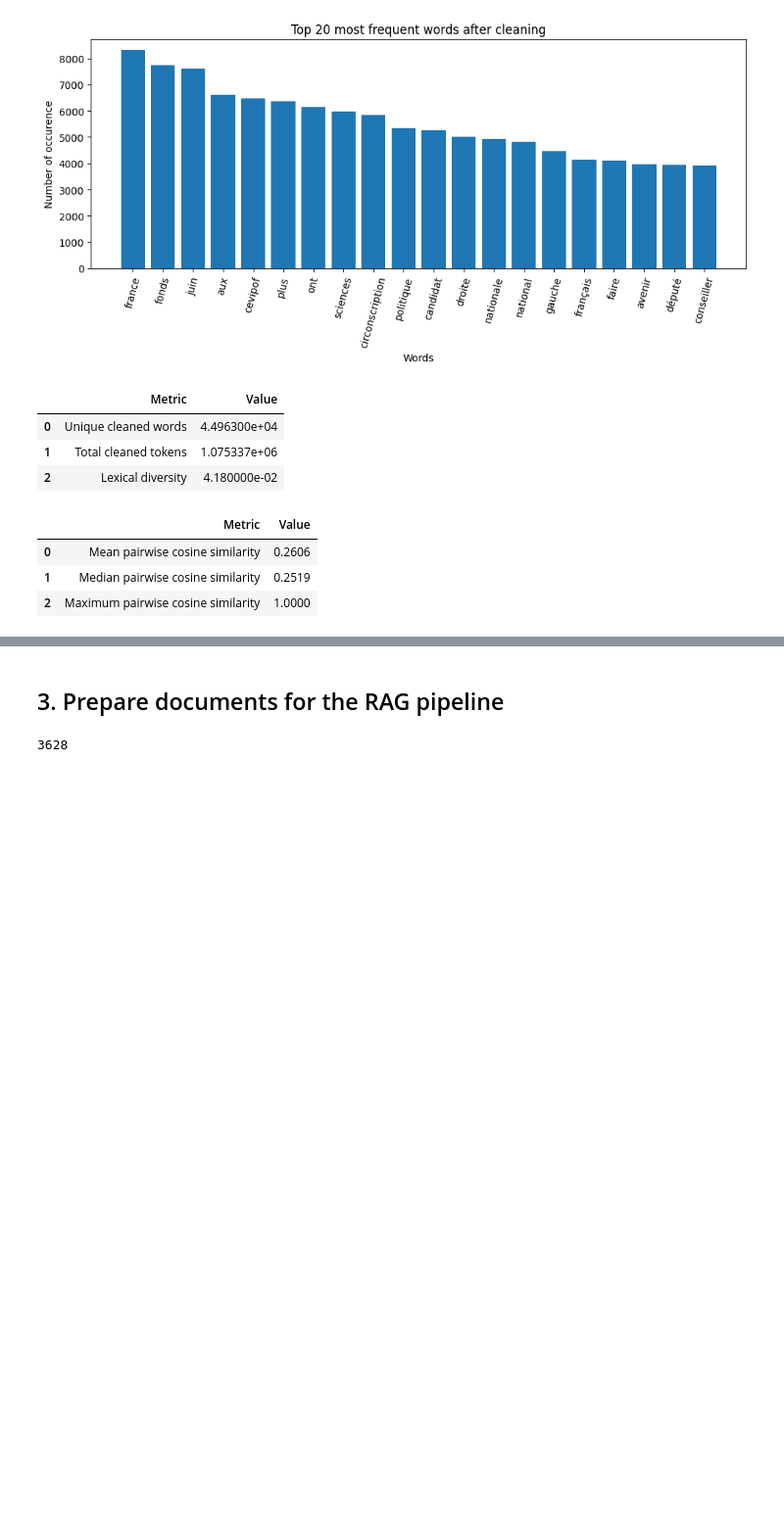
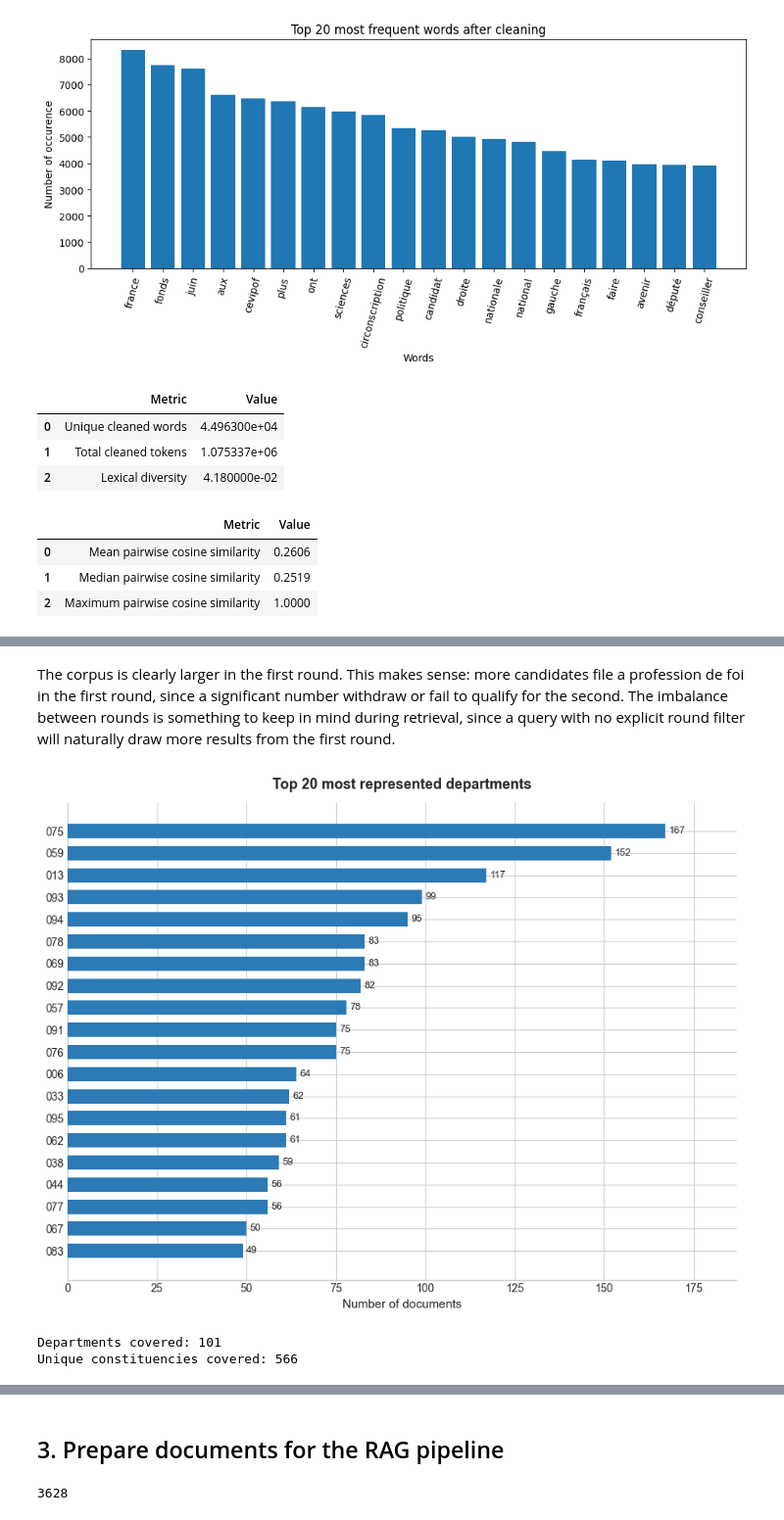
Before and after one commit to ABE-svg/RAG-Project-on-the-Archelec-corpus, a Jupyter notebook: RAG_updated_with_data_analysis_1.ipynb, the cells around one changed output, grey strips where cells are left out. Shown at 98% size. Cells and saved outputs as stored; diff of their text form; code cells hidden in the pictures; blank space fills up the shorter version.

```diff
--- a/RAG_updated_with_data_analysis_1.ipynb
+++ b/RAG_updated_with_data_analysis_1.ipynb
@@ -271,0 +359,35 @@ similarity_summary
+# %% [markdown]
+The corpus is clearly larger in the first round. This makes sense: more candidates file a profession de foi in the first round, since a significant number withdraw or fail to qualify for the second. The imbalance between rounds is something to keep in mind during retrieval, since a query with no explicit round filter will naturally draw more results from the first round.
+# %%
+# Top 20 most represented departments
+dept_counts = corpus_df['departement'].value_counts().head(20)
+
+fig, ax = plt.subplots(figsize=(9, 7))
+bars = ax.barh(
+    dept_counts.index[::-1],
+    dept_counts.values[::-1],
+    color='#2C7BB6', height=0.65, zorder=3
+)
+
+for bar in bars:
+    ax.text(
+        bar.get_width() + 1, bar.get_y() + bar.get_height() / 2,
+        str(int(bar.get_width())),
+        va='center', ha='left', fontsize=9
+    )
+
+ax.set_xlabel('Number of documents', fontsize=11)
+ax.set_title('Top 20 most represented departments', fontsize=13, fontweight='bold', pad=12)
+ax.spines[['top', 'right']].set_visible(False)
+ax.set_xlim(0, dept_counts.max() * 1.12)
+plt.tight_layout()
+plt.show()
+
+n_dept = corpus_df['departement'].nunique()
+n_circ = corpus_df.groupby(['departement', 'circonscription']).ngroups
+print(f'Departments covered: {n_dept}')
+print(f'Unique constituencies covered: {n_circ}')
+# %% [output]
+[figure, added]
+Departments covered: 101
+Unique constituencies covered: 566
```
Also changed, not shown: parts of 35 cells of this notebook, 1 other file.
